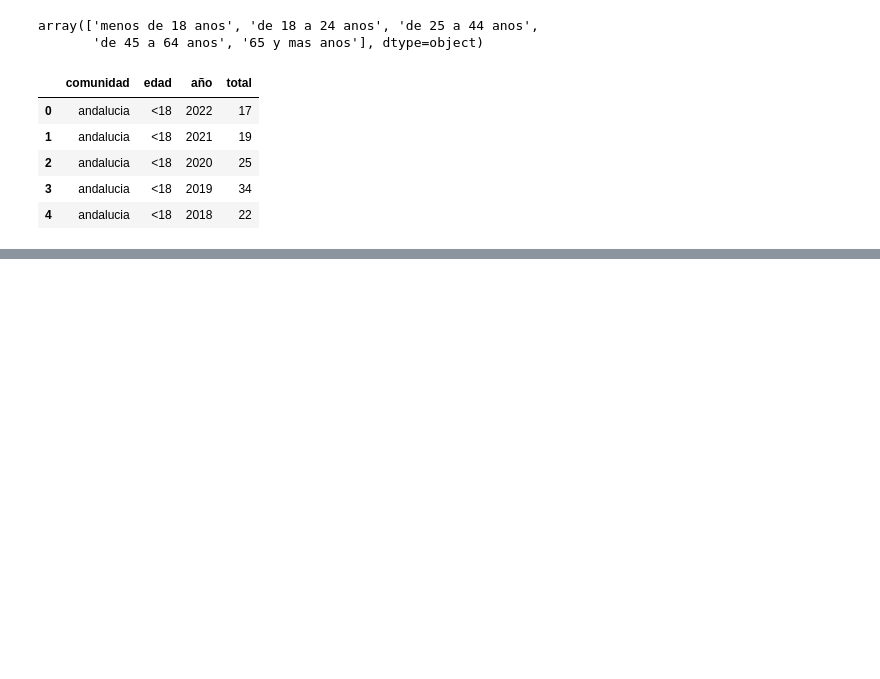
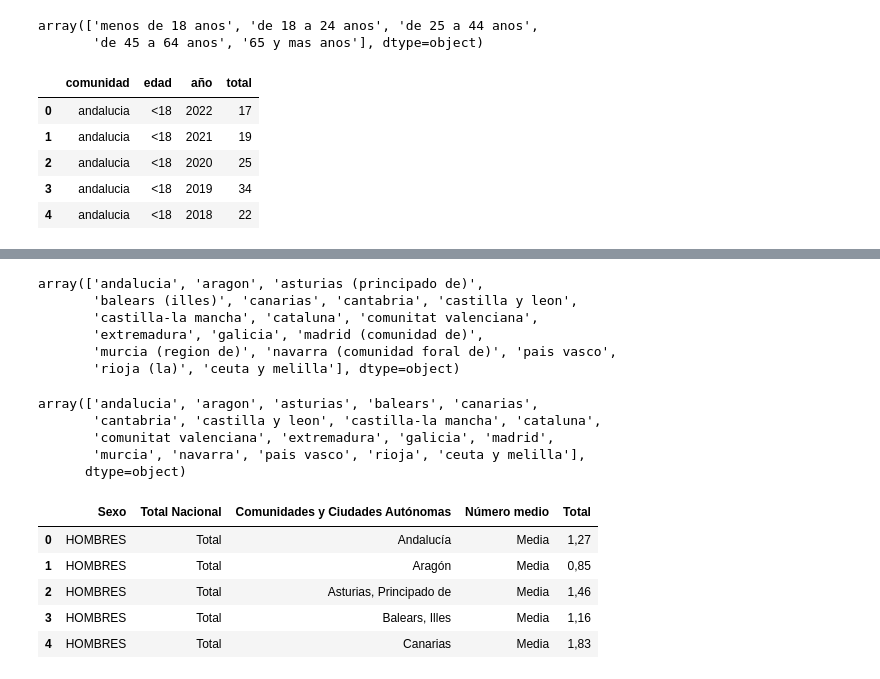
Before and after one commit to NoeRoson/Final_project, a Jupyter notebook: code/limpieza.ipynb, the cells around one changed output, grey strips where cells are left out. Drawn from its saved outputs; the diff is of its cells as text; code cells hidden in the pictures; blank space fills up the shorter version.

```diff
--- a/code/limpieza.ipynb
+++ b/code/limpieza.ipynb
@@ -859,0 +923,9 @@ cond.to_csv('../data_clean/ine/condenados_edad.csv', index=False)
+# %%
+salud6.comunidad.unique()
+# %% [output]
+array(['andalucia', 'aragon', 'asturias (principado de)',
+       'balears (illes)', 'canarias', 'cantabria', 'castilla y leon',
+       'castilla-la mancha', 'cataluna', 'comunitat valenciana',
+       'extremadura', 'galicia', 'madrid (comunidad de)',
+       'murcia (region de)', 'navarra (comunidad foral de)', 'pais vasco',
+       'rioja (la)', 'ceuta y melilla'], dtype=object)
@@ -859,0 +934,17 @@ cond.to_csv('../data_clean/ine/condenados_edad.csv', index=False)
+# %%
+salud6.comunidad.unique()
+# %% [output]
+array(['andalucia', 'aragon', 'asturias', 'balears', 'canarias',
+       'cantabria', 'castilla y leon', 'castilla-la mancha', 'cataluna',
+       'comunitat valenciana', 'extremadura', 'galicia', 'madrid',
+       'murcia', 'navarra', 'pais vasco', 'rioja', 'ceuta y melilla'],
+      dtype=object)
+# %%
+salud12.head()
+# %% [output]
+|  | Sexo | Total Nacional | Comunidades y Ciudades Autónomas | Número medio | Total |
+| 0 | HOMBRES | Total | Andalucía | Media | 1,27 |
+| 1 | HOMBRES | Total | Aragón | Media | 0,85 |
+| 2 | HOMBRES | Total | Asturias, Principado de | Media | 1,46 |
+| 3 | HOMBRES | Total | Balears, Illes | Media | 1,16 |
+| 4 | HOMBRES | Total | Canarias | Media | 1,83 |
```
Also changed, not shown: parts of 24 cells of this notebook, 1 other file.
